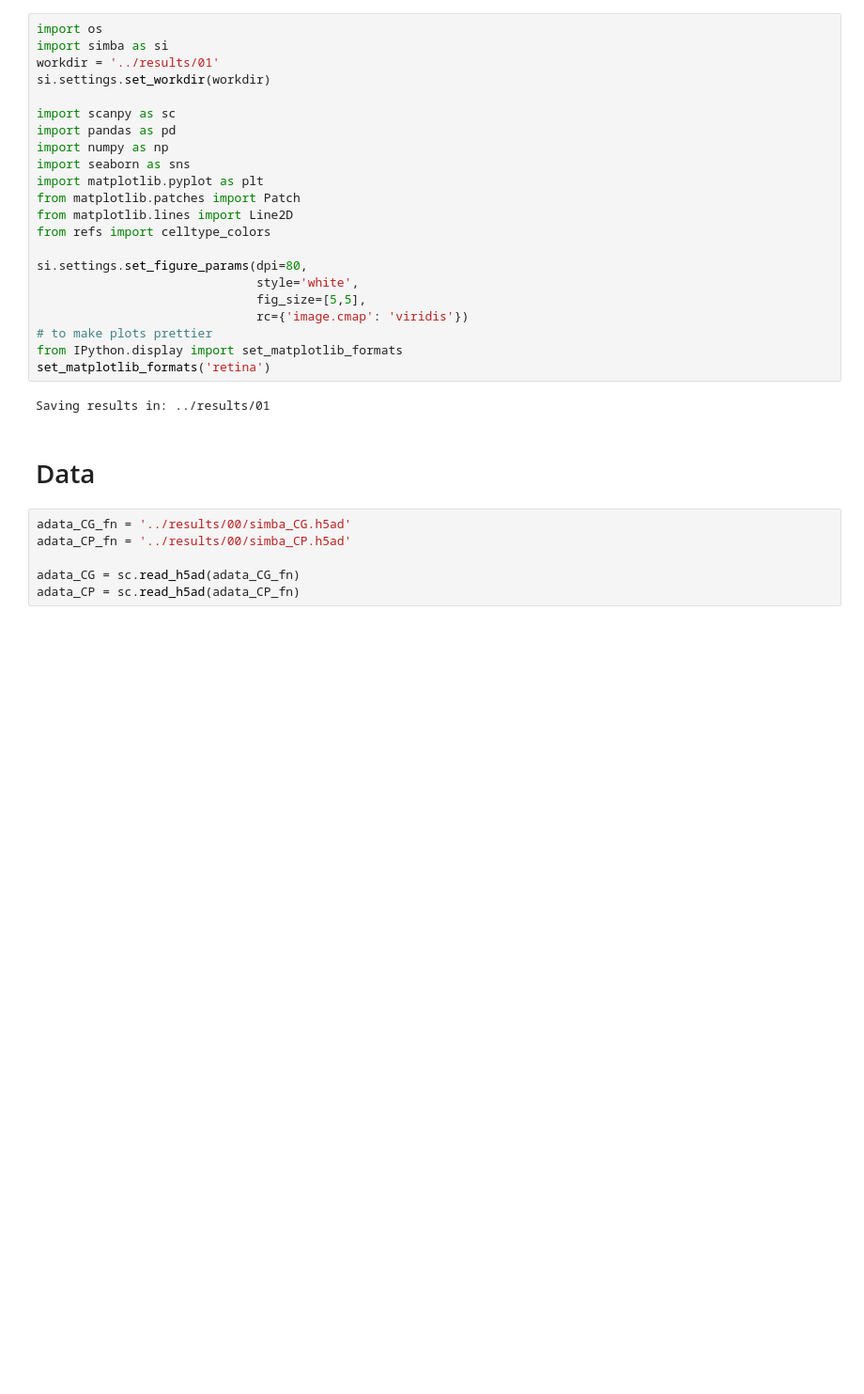
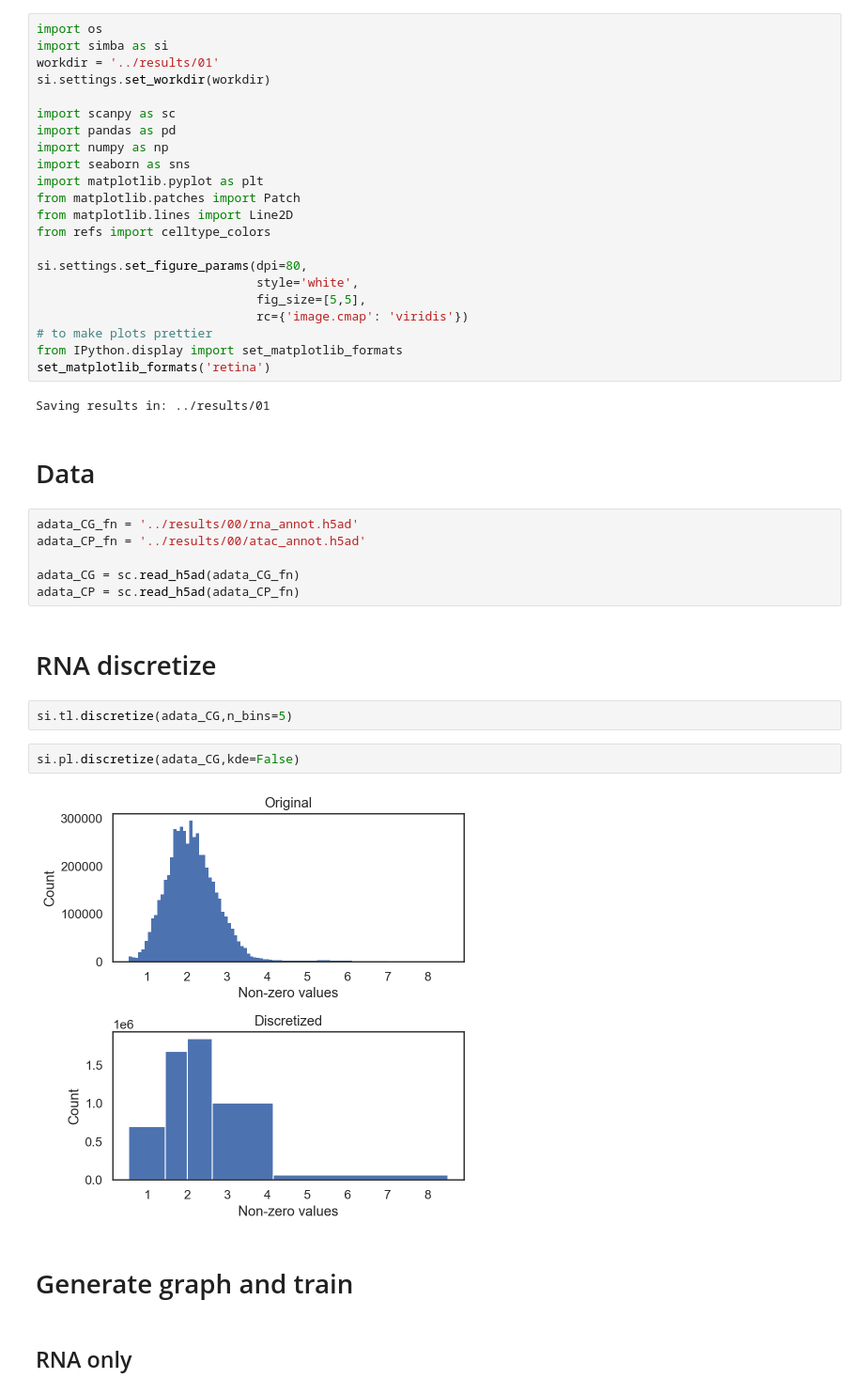
Before and after one commit to cchu70/hyperChromatin, a Jupyter notebook: scripts/01_SIMBA_multimodal_replicate.ipynb, the cells around one changed output. Shown at 94% size. Cells and saved outputs as stored; diff of their text form; blank space fills up the shorter version.

```diff
--- a/scripts/01_SIMBA_multimodal_replicate.ipynb
+++ b/scripts/01_SIMBA_multimodal_replicate.ipynb
@@ -30,8 +30,20 @@ Saving results in: ../results/01
 # %% [markdown]
 # Data
 # %%
-adata_CG_fn = '../results/00/simba_CG.h5ad'
-adata_CP_fn = '../results/00/simba_CP.h5ad'
+adata_CG_fn = '../results/00/rna_annot.h5ad'
+adata_CP_fn = '../results/00/atac_annot.h5ad'
 
 adata_CG = sc.read_h5ad(adata_CG_fn)
 adata_CP = sc.read_h5ad(adata_CP_fn)
+# %% [markdown]
+# RNA discretize
+# %%
+si.tl.discretize(adata_CG,n_bins=5)
+# %%
+si.pl.discretize(adata_CG,kde=False)
+# %% [output]
+[figure, added]
+# %% [markdown]
+# Generate graph and train
+# %% [markdown]
+## RNA only
```
Also changed, not shown: parts of 25 cells of this notebook, 4 other files.
